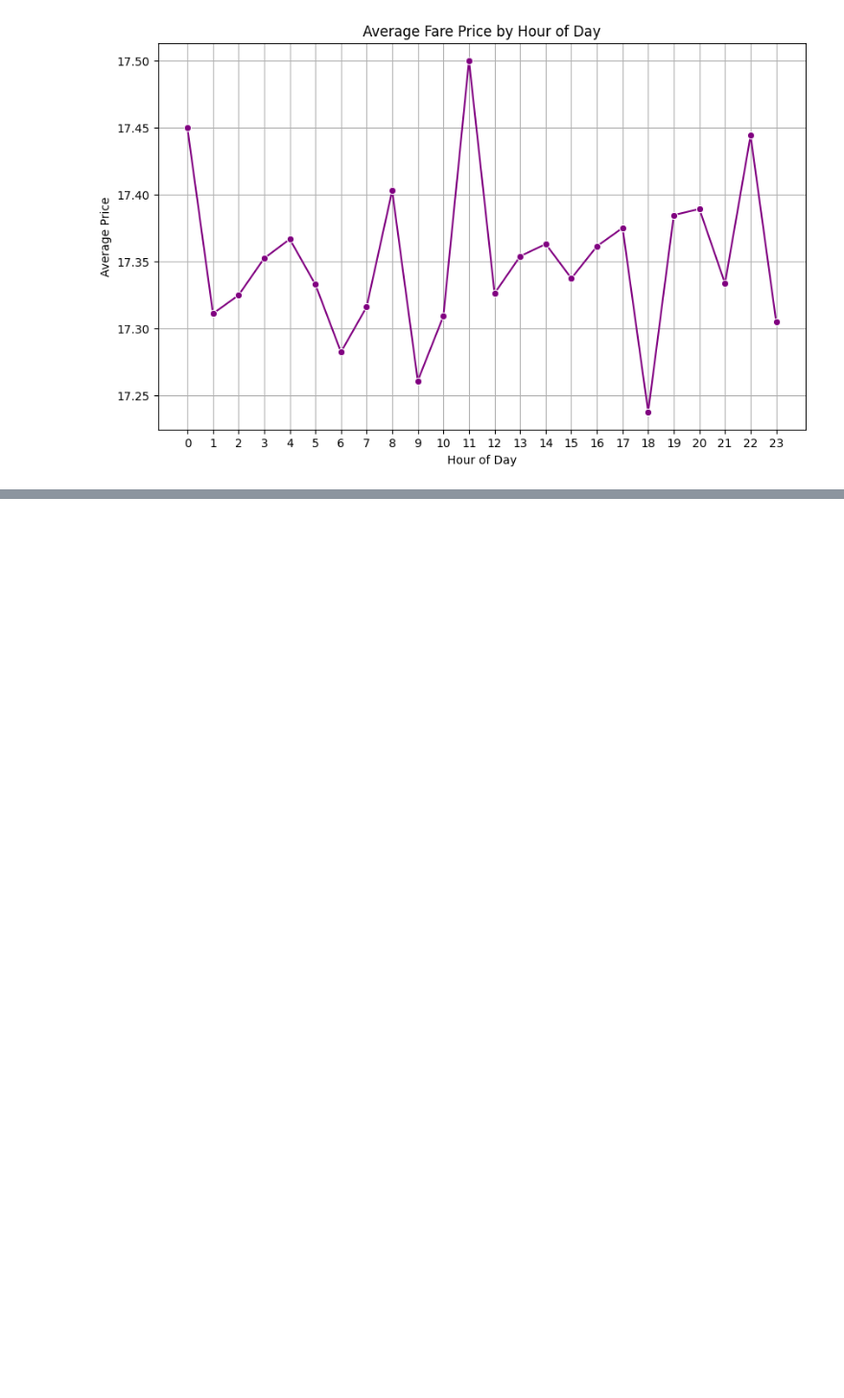
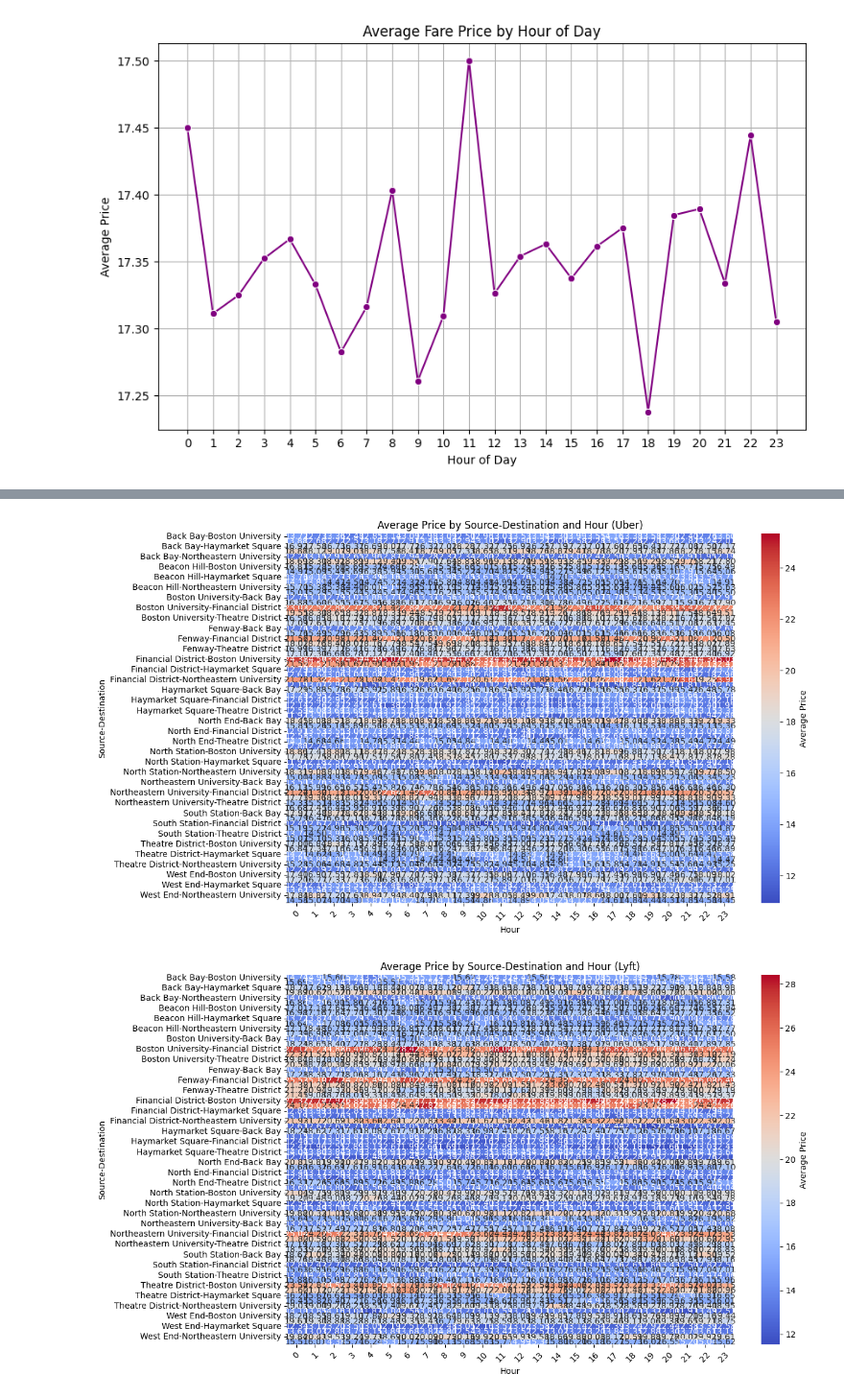
Before and after one commit to rishikamtam12/UberFarePredictor, a Jupyter notebook: dataVisualization.ipynb, the cells around one changed output, grey strips where cells are left out. Shown at 96% size. Saved outputs shown, nothing was run; the diff lists cells and outputs as text; code cells hidden in the pictures; blank space fills up the shorter version.

```diff
--- a/dataVisualization.ipynb
+++ b/dataVisualization.ipynb
@@ -772,0 +811,63 @@ plt.show()
+# %%
+from pyspark.sql.functions import col, hour, avg
+import matplotlib.pyplot as plt
+import seaborn as sns
+
+# Extract the hour from the timestamp for both Uber and Lyft datasets
+uber_df_temp = uber_df.withColumn("hour", hour(col("uber_time_stamp").cast("timestamp")))
+lyft_df_temp = lyft_df.withColumn("hour", hour(col("lyft_time_stamp").cast("timestamp")))
+
+# Group by cab_type, source, destination, and hour to calculate average price for Uber
+uber_grouped_df = (
+    uber_df_temp.groupBy("cab_type", "source", "destination", "hour")
+    .agg(avg("price").alias("avg_price"))
+    .orderBy("cab_type", "source", "destination", "hour")
+)
+
+# Group by cab_type, source, destination, and hour to calculate average price for Lyft
+lyft_grouped_df = (
+    lyft_df_temp.groupBy("cab_type", "source", "destination", "hour")
+    .agg(avg("price").alias("avg_price"))
+    .orderBy("cab_type", "source", "destination", "hour")
+)
+
+# Collect the results into Pandas DataFrames
+uber_grouped_pd = uber_grouped_df.toPandas()
+lyft_grouped_pd = lyft_grouped_df.toPandas()
+
+# Pivot the DataFrame for Uber
+uber_pivot_table = uber_grouped_pd.pivot_table(
+    values="avg_price",
+    index=["source", "destination"],
+    columns=["hour"],
+    aggfunc="mean"
+)
+
+# Pivot the DataFrame for Lyft
+lyft_pivot_table = lyft_grouped_pd.pivot_table(
+    values="avg_price",
+    index=["source", "destination"],
+    columns=["hour"],
+    aggfunc="mean"
+)
+
+# Plot heatmap for Uber
+plt.figure(figsize=(12, 8))
+sns.heatmap(uber_pivot_table, annot=True, fmt=".2f", cmap="coolwarm", cbar_kws={"label": "Average Price"})
+plt.title("Average Price by Source-Destination and Hour (Uber)")
+plt.ylabel("Source-Destination")
+plt.xlabel("Hour")
+plt.xticks(rotation=45)
+plt.show()
+
+# Plot heatmap for Lyft
+plt.figure(figsize=(12, 8))
+sns.heatmap(lyft_pivot_table, annot=True, fmt=".2f", cmap="coolwarm", cbar_kws={"label": "Average Price"})
+plt.title("Average Price by Source-Destination and Hour (Lyft)")
+plt.ylabel("Source-Destination")
+plt.xlabel("Hour")
+plt.xticks(rotation=45)
+plt.show()
+# %% [output]
+[figure, added]
+[figure, added]
```
Also changed, not shown: parts of 19 cells of this notebook, 1 other file.
